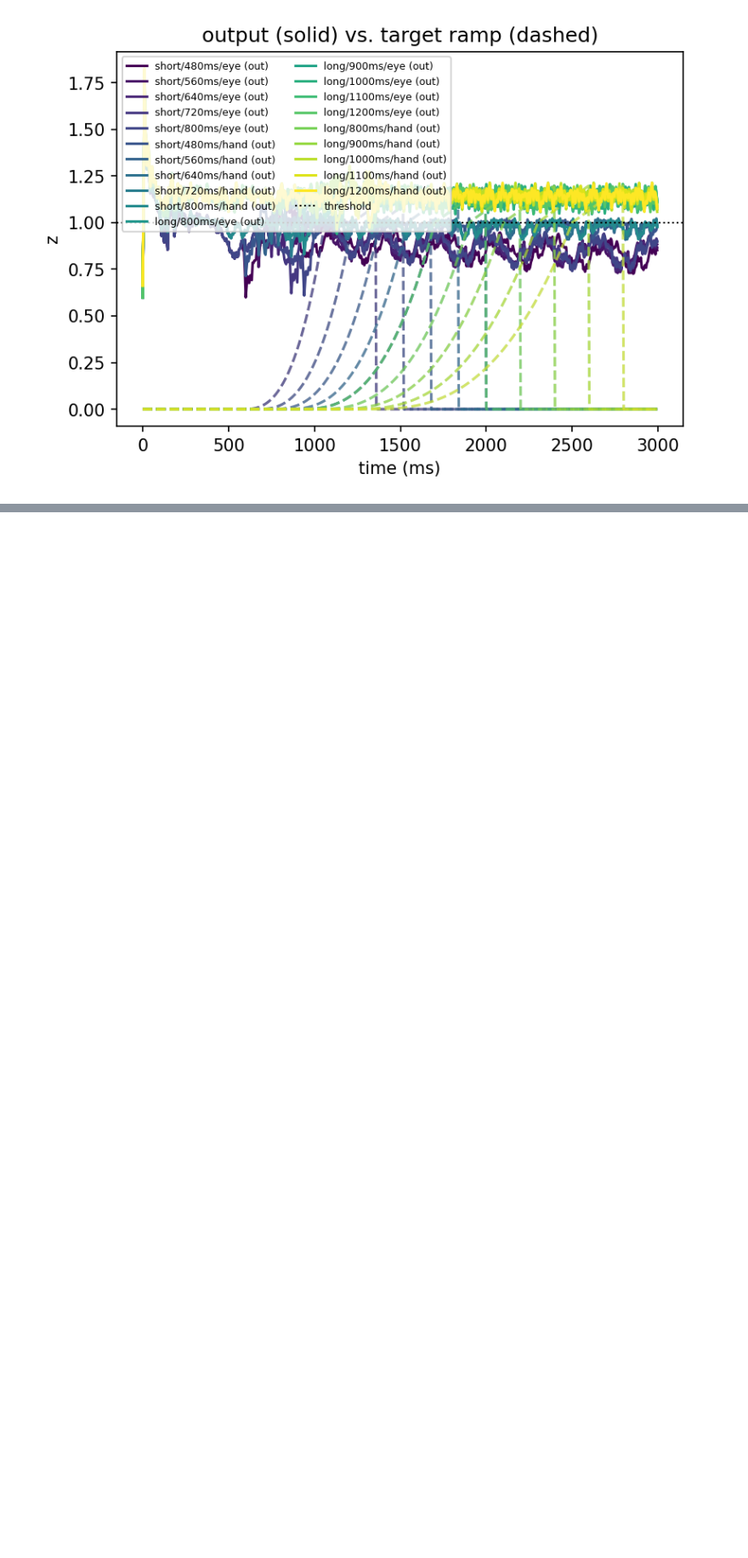
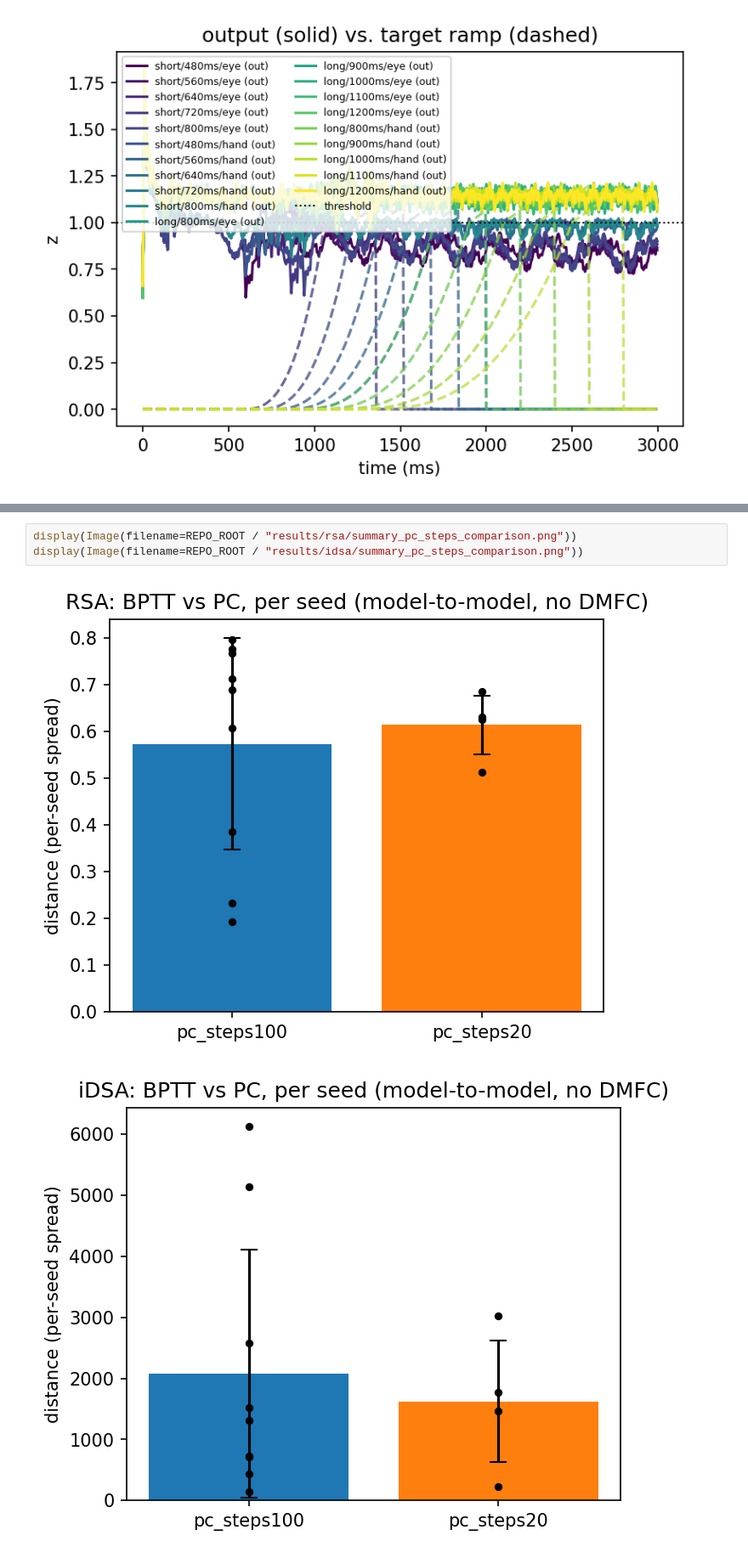
Before and after one commit to fionaliu0105/dynamics-rsg, a Jupyter notebook: notebooks/results_summary.ipynb, the cells around one changed output, grey strips where cells are left out. Shown at 85% size. Cells and saved outputs as stored; diff of their text form; blank space fills up the shorter version.

```diff
--- a/notebooks/results_summary.ipynb
+++ b/notebooks/results_summary.ipynb
@@ -121,3 +202,9 @@ display(Image(filename=REPO_ROOT / "results/figures/pc_steps100/seed_0003/pc_out
+# %%
+display(Image(filename=REPO_ROOT / "results/rsa/summary_pc_steps_comparison.png"))
+display(Image(filename=REPO_ROOT / "results/idsa/summary_pc_steps_comparison.png"))
+# %% [output]
+[figure, added]
+[figure, added]
 # %% [markdown]
 ## Not included in this notebook
 
```
Also changed, not shown: parts of 4 cells of this notebook, 4 other files.
